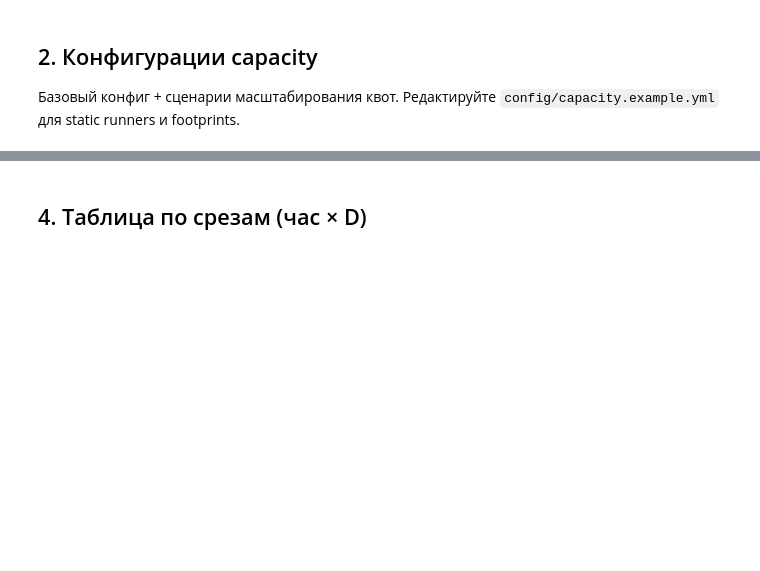
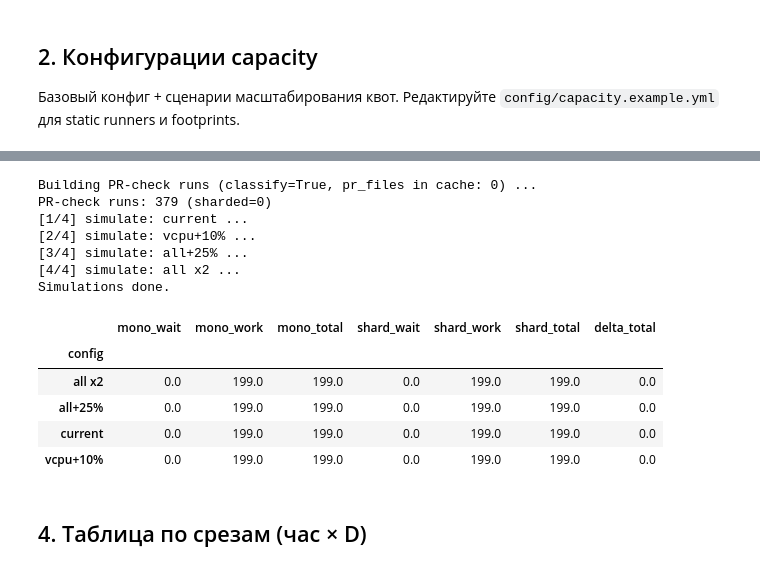
Before and after one commit to naspirato/workflow-capacity, a Jupyter notebook: notebooks/capacity_explorer.ipynb, the cells around one changed output, grey strips where cells are left out. Drawn from its saved outputs; the diff is of its cells as text; code cells hidden in the pictures; blank space fills up the shorter version.

```diff
--- a/notebooks/capacity_explorer.ipynb
+++ b/notebooks/capacity_explorer.ipynb
@@ -18,7 +21,7 @@ import pandas as pd
 import plotly.graph_objects as go
 from IPython.display import display
 
-from workflow_capacity.cache import ensure_dataset, list_datasets, load_dataset
+from workflow_capacity.cache import ensure_dataset, list_datasets, load_dataset, resolve_dataset
 from workflow_capacity.config import PoolConfig
 from workflow_capacity.compare import (
     evaluate_config,
@@ -26,10 +29,22 @@ from workflow_capacity.compare import (
     sankey_wait_work_flow,
     sankey_compare_configs,
 )
-from workflow_capacity.metrics import D_GROUPS, comparison_table, aggregate_p90, scenario_metrics
+from workflow_capacity.metrics import (
+    D_GROUPS,
+    agg_get,
+    comparison_table,
+    pct_label,
+    scenario_metrics,
+)
 from workflow_capacity.pr_check import build_pr_check_runs
+from workflow_capacity.pr_classify import ClassifyRules
 from workflow_capacity.simulate import run_pair
 
 CONFIG_PATH = ROOT / 'config' / 'capacity.example.yml'
 CACHE_DIR = ROOT / 'data' / 'cache'
 PEAK_HOURS = list(range(9, 16))
+
+# можно менять:
+PERCENTILES = [90]           # одно число или список, напр. [50, 90, 95]
+PRIMARY_PERCENTILE = 90      # для сводок, Sankey и колонок по умолчанию
+PCT_COL = pct_label(PRIMARY_PERCENTILE)
@@ -146,36 +180,65 @@ pd.DataFrame([
 # %%
-CLASSIFY = False
-ROLLOUT = 'all eligible'  # или main + stable/*, main only
+# можно менять:
+CLASSIFY = True   # False = все PR sharded (верхняя оценка)
+ROLLOUT = 'all eligible'
 
 from workflow_capacity.metrics import ROLL_OUTS
 rollout = next(r for r in ROLL_OUTS if r[1] == ROLLOUT)
 _, rollout_label, shard_eligible = rollout
 
-pr_runs = build_pr_check_runs(dataset.jobs, classify=CLASSIFY)
+classify_rules = ClassifyRules.load(CONFIG_PATH)
+cached_prs = len(dataset.pr_files)
+print(f'Building PR-check runs (classify={CLASSIFY}, pr_files in cache: {cached_prs}) ...', flush=True)
+pr_runs = build_pr_check_runs(
+    dataset.jobs,
+    classify=CLASSIFY,
+    pr_files=dataset.pr_files,
+    classify_rules=classify_rules,
+)
+print(f'PR-check runs: {len(pr_runs)} (sharded={sum(1 for r in pr_runs if r.mode == "sharded")})', flush=True)
+
 results = []
-for cfg in CONFIGS:
+for i, cfg in enumerate(CONFIGS, 1):
+    print(f'[{i}/{len(CONFIGS)}] simulate: {cfg.name} ...', flush=True)
     results.append(
         evaluate_config(
             dataset.jobs,
             pr_runs,
             cfg,
             rollout_label=rollout_label,
             shard_eligible=shard_eligible,
             peak_hours=PEAK_HOURS,
+            percentiles=PERCENTILES,
+            primary_percentile=PRIMARY_PERCENTILE,
         )
     )
+print('Simulations done.', flush=True)
 
 df = results_to_dataframe(results)
 summary = df.groupby('config').agg(
-    mono_wait=('mono_wait_p90', 'median'),
-    mono_work=('mono_work_p90', 'median'),
-    mono_total=('mono_total_p90', 'median'),
-    shard_wait=('shard_wait_p90', 'median'),
-    shard_work=('shard_work_p90', 'median'),
-    shard_total=('shard_total_p90', 'median'),
+    mono_wait=(f'mono_wait_{PCT_COL}', 'median'),
+    mono_work=(f'mono_work_{PCT_COL}', 'median'),
+    mono_total=(f'mono_total_{PCT_COL}', 'median'),
+    shard_wait=(f'shard_wait_{PCT_COL}', 'median'),
+    shard_work=(f'shard_work_{PCT_COL}', 'median'),
+    shard_total=(f'shard_total_{PCT_COL}', 'median'),
     delta_total=('delta_total', 'median'),
 ).round(1)
 display(summary)
+# %% [output]
+Building PR-check runs (classify=True, pr_files in cache: 0) ...
+PR-check runs: 379 (sharded=0)
+[1/4] simulate: current ...
+[2/4] simulate: vcpu+10% ...
+[3/4] simulate: all+25% ...
+[4/4] simulate: all x2 ...
+Simulations done.
+|  | mono_wait | mono_work | mono_total | shard_wait | shard_work | shard_total | delta_total |
+| config |  |  |  |  |  |  |  |
+| all x2 | 0.0 | 199.0 | 199.0 | 0.0 | 199.0 | 199.0 | 0.0 |
+| all+25% | 0.0 | 199.0 | 199.0 | 0.0 | 199.0 | 199.0 | 0.0 |
+| current | 0.0 | 199.0 | 199.0 | 0.0 | 199.0 | 199.0 | 0.0 |
+| vcpu+10% | 0.0 | 199.0 | 199.0 | 0.0 | 199.0 | 199.0 | 0.0 |
 # %% [markdown]
 ## 4. Таблица по срезам (час × D)
 # %%
```
Also changed, not shown: parts of 15 cells of this notebook, 23 other files.
